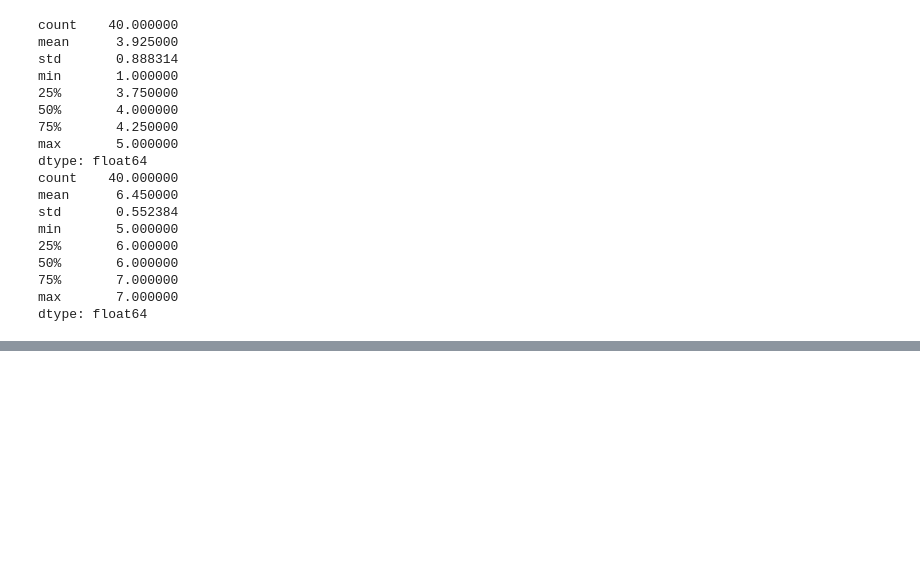
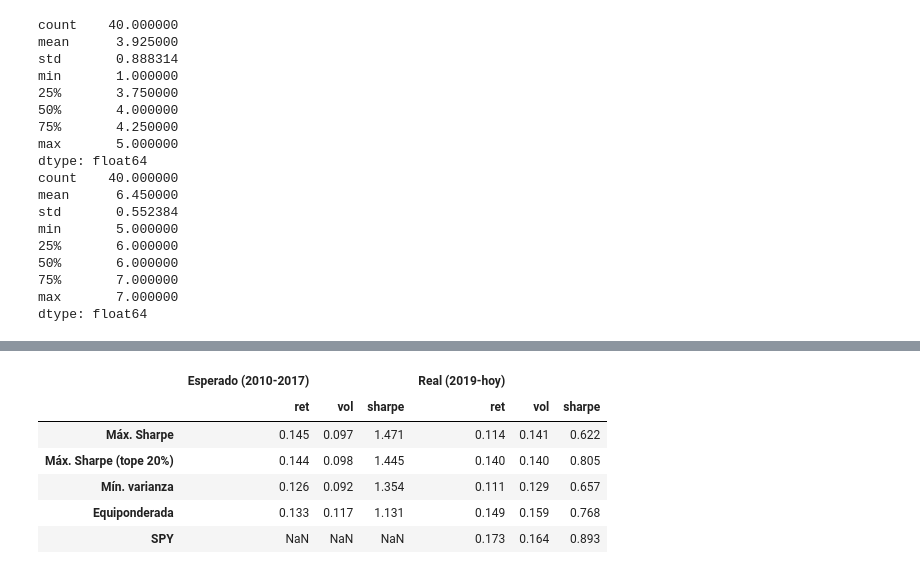
Before and after one commit to hectoorperezz/quant-management, a Jupyter notebook: notebooks/02_mpt_factores.ipynb, the cells around one changed output, grey strips where cells are left out. Saved outputs shown, nothing was run; the diff lists cells and outputs as text; code cells hidden in the pictures; blank space fills up the shorter version.

```diff
--- a/notebooks/02_mpt_factores.ipynb
+++ b/notebooks/02_mpt_factores.ipynb
@@ -93,0 +211,23 @@ dtype: float64
+# %%
+# Lo que esperábamos con la estimación frente a lo que llegó después
+fuera_carteras = pd.DataFrame({k: fuera @ w for k, w in pesos_in.items()})
+fuera_carteras["SPY"] = rent.loc[fuera.index, "SPY"]
+rf_fuera = factores["RF"].reindex(fuera.index).mean()
+
+esperado = pd.DataFrame(
+    {k: portfolio_stats(w.to_numpy(), mu_in, sigma_in, rf_in) for k, w in pesos_in.items()}
+).T
+real = pd.DataFrame({
+    "ret": risk.annualized_return(fuera_carteras, 12),
+    "vol": risk.annualized_volatility(fuera_carteras, 12),
+    "sharpe": risk.sharpe_ratio(fuera_carteras, 12, rf_fuera),
+})
+pd.concat({"Esperado (2010-2017)": esperado, "Real (2019-hoy)": real}, axis=1).round(3)
+# %% [output]
+|  | Esperado (2010-2017) |  |  | Real (2019-hoy) |  |  |
+|  | ret | vol | sharpe | ret | vol | sharpe |
+| Máx. Sharpe | 0.145 | 0.097 | 1.471 | 0.114 | 0.141 | 0.622 |
+| Máx. Sharpe (tope 20%) | 0.144 | 0.098 | 1.445 | 0.140 | 0.140 | 0.805 |
+| Mín. varianza | 0.126 | 0.092 | 1.354 | 0.111 | 0.129 | 0.657 |
+| Equiponderada | 0.133 | 0.117 | 1.131 | 0.149 | 0.159 | 0.768 |
+| SPY | NaN | NaN | NaN | 0.173 | 0.164 | 0.893 |
```
Also changed, not shown: parts of 13 cells of this notebook, 1 other file.
